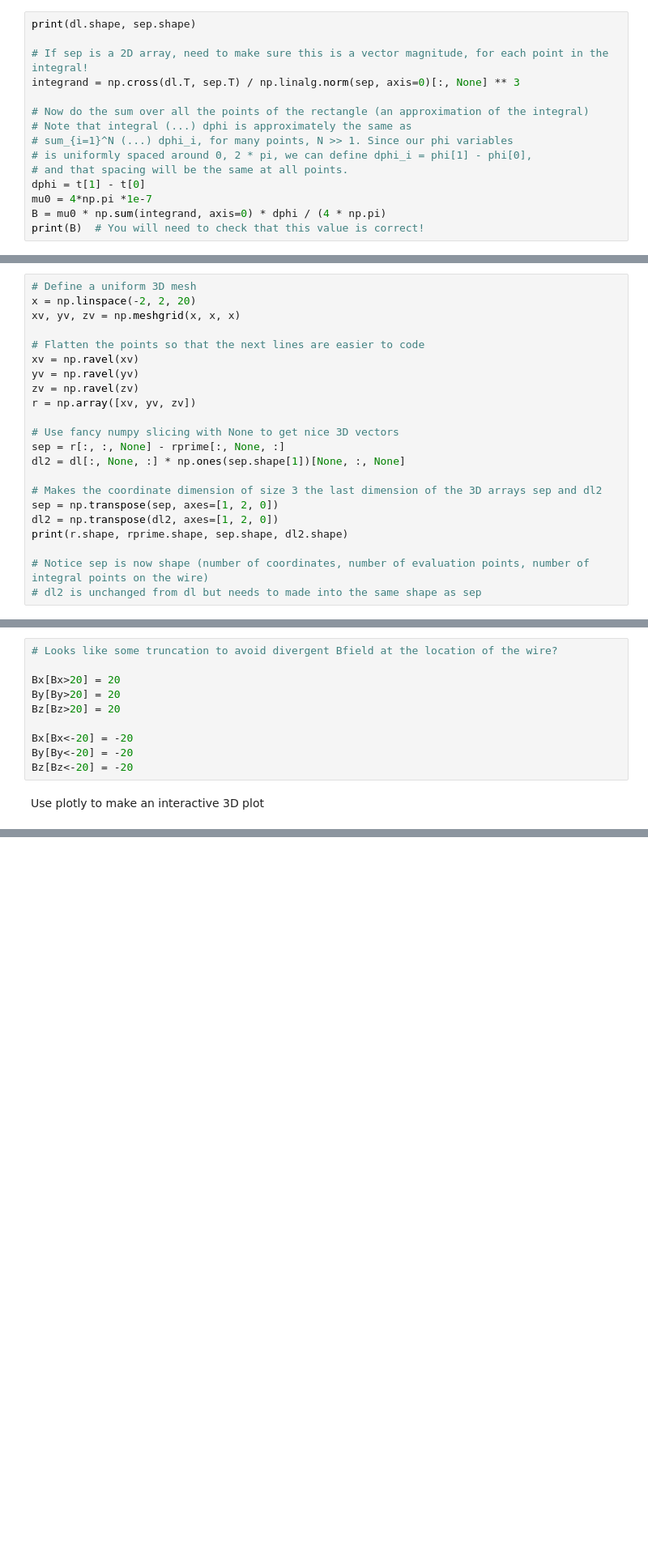
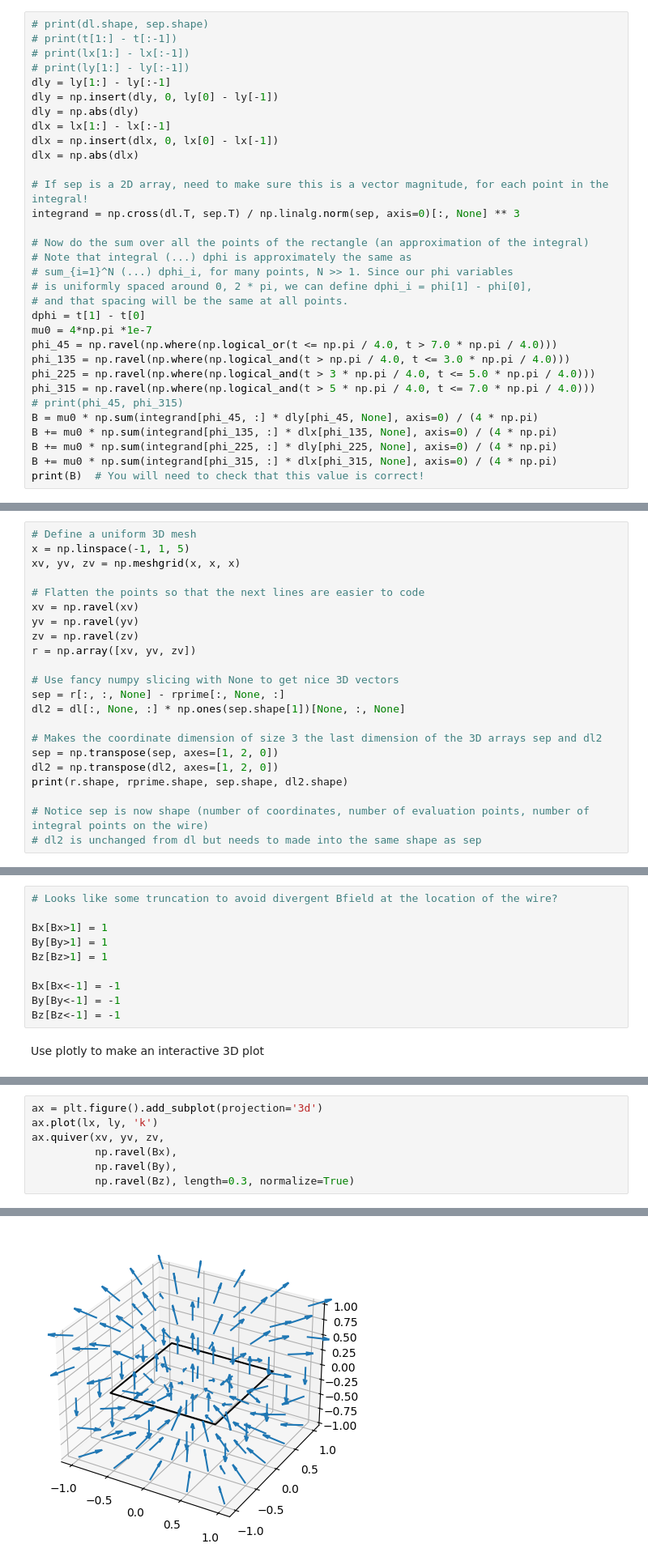
Before and after one commit to jtoolsidas/Calculation-and-Modeling-of-the-Magnetic-Field-from-a-Thin-Rectangular-Coil, a Jupyter notebook: square_analytic_calc.ipynb, the cells around one changed output, grey strips where cells are left out. Shown at 81% size. Cells and saved outputs as stored; diff of their text form; blank space fills up the shorter version.

```diff
--- a/square_analytic_calc.ipynb
+++ b/square_analytic_calc.ipynb
@@ -115,7 +109,16 @@ plt.show()
 # %% [markdown]
 Define the integrand
 # %%
-print(dl.shape, sep.shape)
+# print(dl.shape, sep.shape)
+# print(t[1:] - t[:-1])
+# print(lx[1:] - lx[:-1])
+# print(ly[1:] - ly[:-1])
+dly = ly[1:] - ly[:-1]
+dly = np.insert(dly, 0, ly[0] - ly[-1])
+dly = np.abs(dly)
+dlx = lx[1:] - lx[:-1]
+dlx = np.insert(dlx, 0, lx[0] - lx[-1])
+dlx = np.abs(dlx)
 
 # If sep is a 2D array, need to make sure this is a vector magnitude, for each point in the integral!
 integrand = np.cross(dl.T, sep.T) / np.linalg.norm(sep, axis=0)[:, None] ** 3
@@ -127,6 +130,14 @@ integrand = np.cross(dl.T, sep.T) / np.linalg.norm(sep, axis=0)[:, None] ** 3
 # and that spacing will be the same at all points.
 dphi = t[1] - t[0]
 mu0 = 4*np.pi *1e-7
-B = mu0 * np.sum(integrand, axis=0) * dphi / (4 * np.pi)
+phi_45 = np.ravel(np.where(np.logical_or(t <= np.pi / 4.0, t > 7.0 * np.pi / 4.0)))
+phi_135 = np.ravel(np.where(np.logical_and(t > np.pi / 4.0, t <= 3.0 * np.pi / 4.0)))
+phi_225 = np.ravel(np.where(np.logical_and(t > 3 * np.pi / 4.0, t <= 5.0 * np.pi / 4.0)))
+phi_315 = np.ravel(np.where(np.logical_and(t > 5 * np.pi / 4.0, t <= 7.0 * np.pi / 4.0)))
+# print(phi_45, phi_315)
+B = mu0 * np.sum(integrand[phi_45, :] * dly[phi_45, None], axis=0) / (4 * np.pi)
+B += mu0 * np.sum(integrand[phi_135, :] * dlx[phi_135, None], axis=0) / (4 * np.pi)
+B += mu0 * np.sum(integrand[phi_225, :] * dly[phi_225, None], axis=0) / (4 * np.pi)
+B += mu0 * np.sum(integrand[phi_315, :] * dlx[phi_315, None], axis=0) / (4 * np.pi)
 print(B)  # You will need to check that this value is correct!
 # %% [output]
@@ -172,7 +182,7 @@ print(bx, by, bz)
 Set up a meshgrid to solve for the field in some 3D volume
 # %%
 # Define a uniform 3D mesh
-x = np.linspace(-2, 2, 20)
+x = np.linspace(-1, 1, 5)
 xv, yv, zv = np.meshgrid(x, x, x)
 
 # Flatten the points so that the next lines are easier to code
@@ -209,13 +276,13 @@ Bz = B_field[:, :, :, 2]
 # %%
 # Looks like some truncation to avoid divergent Bfield at the location of the wire?
 
-Bx[Bx>20] = 20
-By[By>20] = 20
-Bz[Bz>20] = 20
+Bx[Bx>1] = 1
+By[By>1] = 1
+Bz[Bz>1] = 1
 
-Bx[Bx<-20] = -20
-By[By<-20] = -20
-Bz[Bz<-20] = -20
+Bx[Bx<-1] = -1
+By[By<-1] = -1
+Bz[Bz<-1] = -1
 # %% [markdown]
 Use plotly to make an interactive 3D plot
 # %%
@@ -239,0 +307,8 @@ fig.write_html('first_figure.html', auto_open=True)
+# %%
+ax = plt.figure().add_subplot(projection='3d')
+ax.plot(lx, ly, 'k')
+ax.quiver(xv, yv, zv,
+          np.ravel(Bx),
+          np.ravel(By),
+          np.ravel(Bz), length=0.3, normalize=True)
+# %% [output]
@@ -239,0 +316 @@ fig.write_html('first_figure.html', auto_open=True)
+[figure, added]
```
Also changed, not shown: parts of 11 cells of this notebook.
